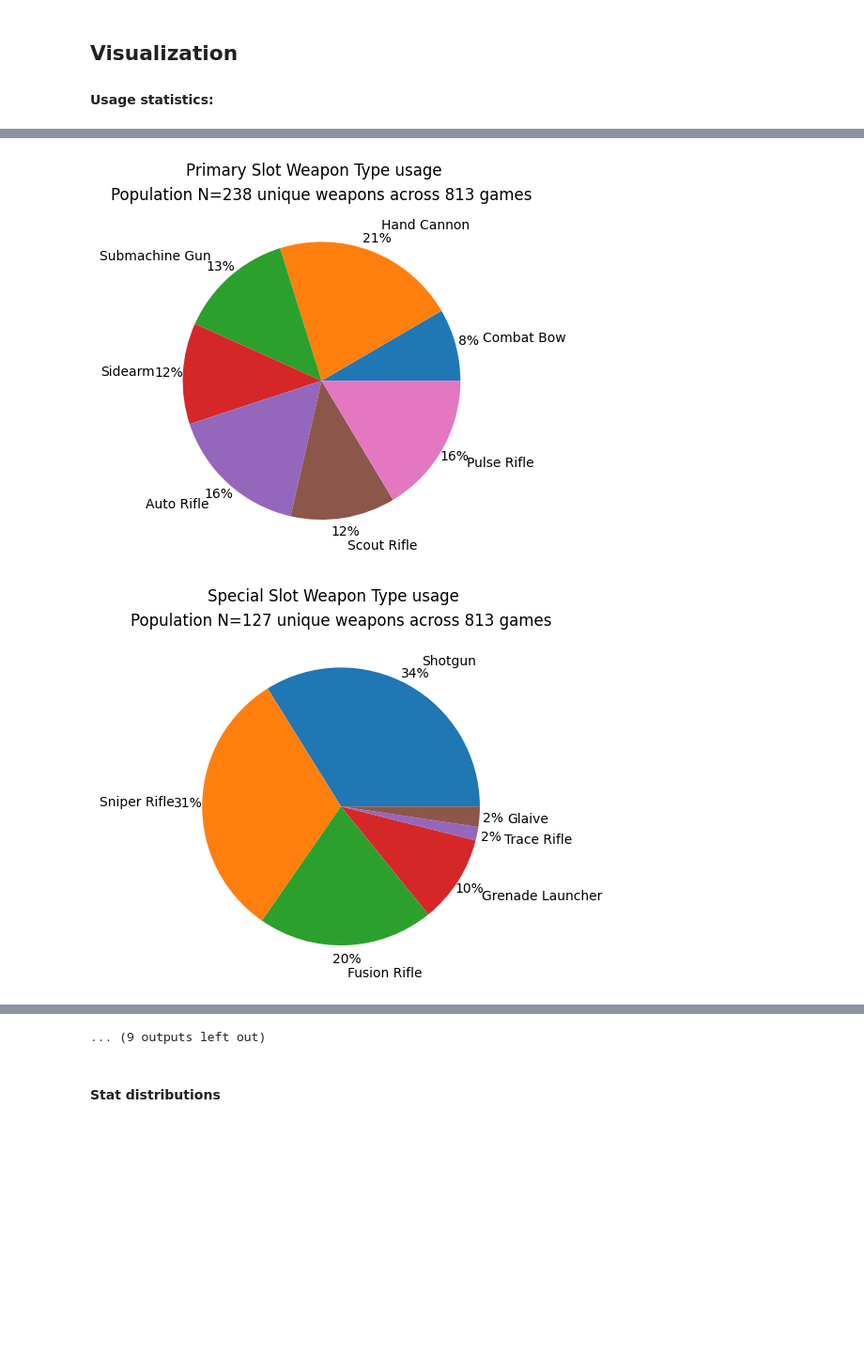
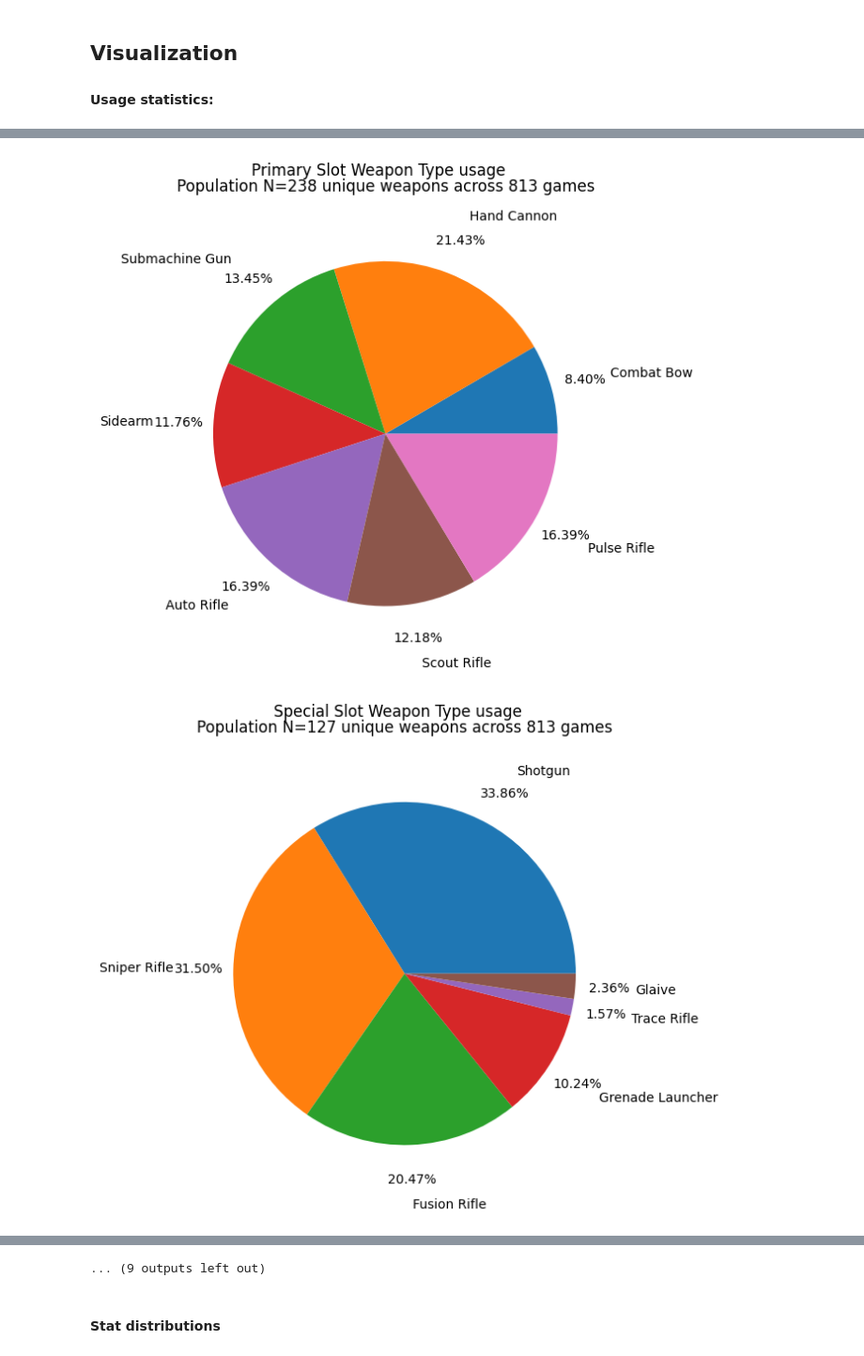
Before and after one commit to Axemt/EyeOfAnotherWorld, a Jupyter notebook: weaponVisualizer.ipynb, the cells around one changed output, grey strips where cells are left out. Shown at 94% size. Drawn from its saved outputs; the diff is of its cells as text; code cells hidden in the pictures; blank space fills up the shorter version.

```diff
--- a/weaponVisualizer.ipynb
+++ b/weaponVisualizer.ipynb
@@ -92,7 +118,11 @@ File name to load and process as a dataFrame
 # %%
 # CONFIG----------------------------
 CONFIG__DF_IGNORE_EXOTICS = True
-CONFIG__DATA_FILE_NAME = 'RAD2MODE70-from2022-09-23-to2022-10-03'
+CONFIG__DATA_FILE_NAME = 'RAD2MODE70-from2022-09-23-to2022-10-03' # Big pre-Oct 18th patch dataset
+#CONFIG__DATA_FILE_NAME = 'RAD2MODE70-from2022-09-23-to2022-10-24'
+
+#CONFIG__PLT_SIZE
+plt.rcParams['figure.figsize'] = [6, 6]
 
 # Force reload of the dataframe
 from IPython.display import Javascript
@@ -296,9 +448,9 @@ Generating DataFrame: 15000 instances, of which 442 are unique
 # %%
 
 plt.suptitle('Overall Weapon Type usage')
-plt.title('Population N={} games'.format(len(gameSet)))
+plt.title('Population N={} games\n'.format(len(gameSet)))
 weapon_type_counter = Counter(df['Weapon Type'])
-plt.pie(weapon_type_counter.values(), labels=weapon_type_counter.keys(), autopct='%1.0f%%', pctdistance=1.1, labeldistance=1.2)
+plt.pie(weapon_type_counter.values(), labels=weapon_type_counter.keys(), autopct='%.2f%%', pctdistance=1.2, labeldistance=1.35)
 plt.show()
 
 
@@ -306,14 +458,15 @@ for slot in df['Slot'].unique():
     subset_by_slot = df.loc[df['Slot'] == slot]
     weapon_type_counter = Counter(subset_by_slot['Weapon Type'])
     plt.suptitle('{} Slot Weapon Type usage'.format(slot))
-    plt.title('Population N={} unique weapons across {} games'.format(len(subset_by_slot), len(gameSet)))
-    plt.pie(weapon_type_counter.values(), labels=weapon_type_counter.keys(), autopct='%1.0f%%', pctdistance=1.1, labeldistance=1.2)
+    plt.title('Population N={} unique weapons across {} games\n'.format(len(subset_by_slot), len(gameSet)))
+    plt.pie(weapon_type_counter.values(), labels=weapon_type_counter.keys(), autopct='%.2f%%', pctdistance=1.2, labeldistance=1.35)
     plt.show()
 
 for weaponType in df['Weapon Type'].unique():
     subset_by_slot = df.loc[df['Weapon Type'] == weaponType]
     plt.suptitle('{} Archetype distribution'.format(weaponType))
-    plt.title('Population N={} weapons recorded in this Type'.format(len(subset_by_slot)))
-    plt.hist(subset_by_slot['Archetype'], orientation='horizontal')
+    plt.title('Population N={} weapons recorded in this Type\n'.format(len(subset_by_slot)))
+    plt.gca().set_xticklabels(rotation=45, labels=np.unique(subset_by_slot['Archetype']))
+    plt.hist(subset_by_slot['Archetype'], align='mid')
     plt.show()
 # %% [output]
@@ -321,2 +474,2 @@ for weaponType in df['Weapon Type'].unique():
-[figure, old version]
+[figure, new version]
-[figure, old version]
+[figure, new version]
```
Also changed, not shown: parts of 10 cells of this notebook.
